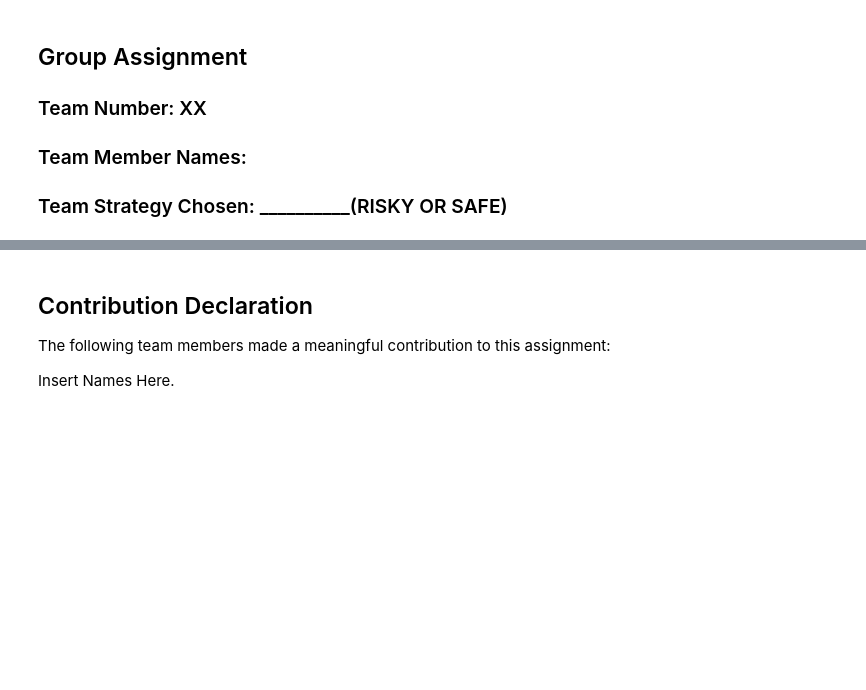
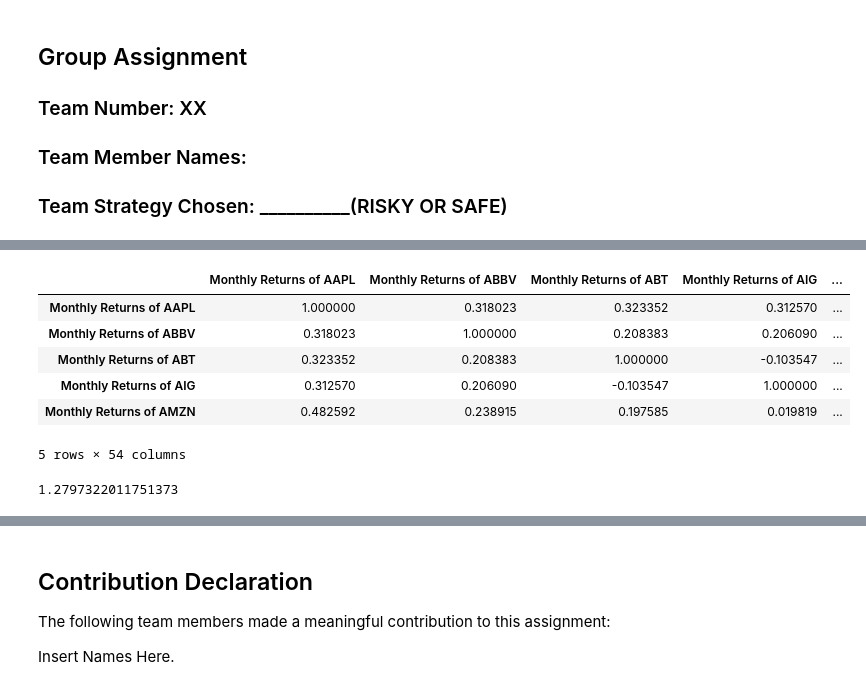
Before and after one commit to airickLeo/Personal-Algo-Bot, a Jupyter notebook: Team_15_Assignment.ipynb, the cells around one changed output, grey strips where cells are left out. Drawn from its saved outputs; the diff is of its cells as text; code cells hidden in the pictures; blank space fills up the shorter version.

```diff
--- a/Team_15_Assignment.ipynb
+++ b/Team_15_Assignment.ipynb
@@ -71,0 +107,15 @@ Finished in 36.85 seconds(s)
+# %%
+correlation_values = pd.DataFrame(monthly_returns.corr())
+correlation_values.head()
+# %% [output]
+|  | Monthly Returns of AAPL | Monthly Returns of ABBV | Monthly Returns of ABT | Monthly Returns of AIG | ... |
+| Monthly Returns of AAPL | 1.000000 | 0.318023 | 0.323352 | 0.312570 | ... |
+| Monthly Returns of ABBV | 0.318023 | 1.000000 | 0.208383 | 0.206090 | ... |
+| Monthly Returns of ABT | 0.323352 | 0.208383 | 1.000000 | -0.103547 | ... |
+| Monthly Returns of AIG | 0.312570 | 0.206090 | -0.103547 | 1.000000 | ... |
+| Monthly Returns of AMZN | 0.482592 | 0.238915 | 0.197585 | 0.019819 | ... |
+5 rows × 54 columns
+# %%
+monthly_returns['Monthly Returns of AAPL'].std(axis=0,skipna=True)
+# %% [output]
+1.2797322011751373
```
Also changed, not shown: parts of 4 cells of this notebook.
